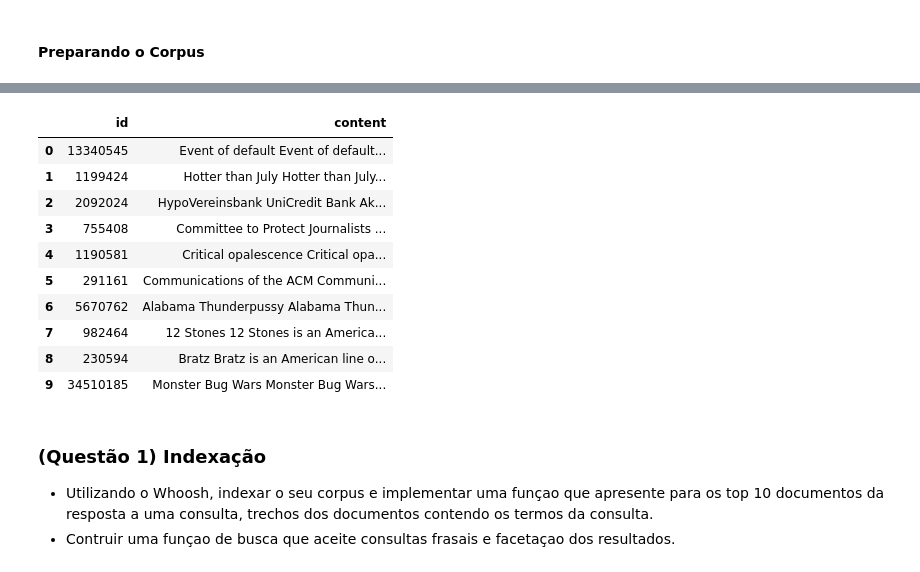
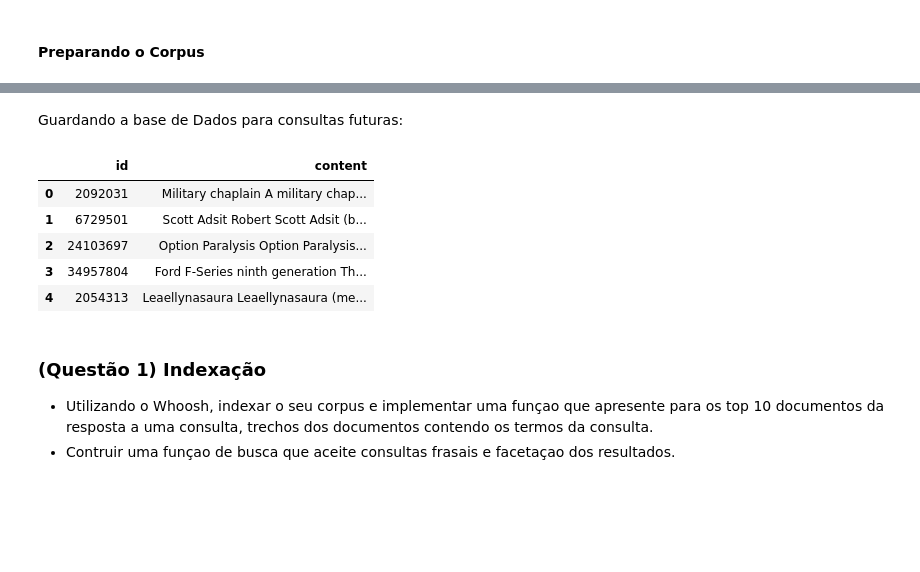
Before and after one commit to NovaisGabriel/Information_Retrieval, a Jupyter notebook: Projeto Final/SRI_pf_Gabriel_Lima_Novais.ipynb, the cells around one changed output, grey strips where cells are left out. Saved outputs shown, nothing was run; the diff lists cells and outputs as text; code cells hidden in the pictures; blank space fills up the shorter version.

```diff
--- a/Projeto Final/SRI_pf_Gabriel_Lima_Novais.ipynb
+++ b/Projeto Final/SRI_pf_Gabriel_Lima_Novais.ipynb
@@ -93,15 +84,2 @@ corpus.head()
-# %%
-corpusteste = corpus.copy()
-corpusteste
-# %% [output]
-|  | id | content |
-| 0 | 13340545 | Event of default Event of default... |
-| 1 | 1199424 | Hotter than July Hotter than July... |
-| 2 | 2092024 | HypoVereinsbank UniCredit Bank Ak... |
-| 3 | 755408 | Committee to Protect Journalists ... |
-| 4 | 1190581 | Critical opalescence Critical opa... |
-| 5 | 291161 | Communications of the ACM Communi... |
-| 6 | 5670762 | Alabama Thunderpussy Alabama Thun... |
-| 7 | 982464 | 12 Stones 12 Stones is an America... |
-| 8 | 230594 | Bratz Bratz is an American line o... |
-| 9 | 34510185 | Monster Bug Wars Monster Bug Wars... |
+# %% [markdown]
+<p>Guardando a base de Dados para consultas futuras:</p>
@@ -108,3 +88,13 @@ corpusteste
+# %%
+corpus = pd.read_csv("corpus_uso.csv",index_col=0)
+corpus.head()
+# %% [output]
+|  | id | content |
+| 0 | 2092031 | Military chaplain A military chap... |
+| 1 | 6729501 | Scott Adsit Robert Scott Adsit (b... |
+| 2 | 24103697 | Option Paralysis Option Paralysis... |
+| 3 | 34957804 | Ford F-Series ninth generation Th... |
+| 4 | 2054313 | Leaellynasaura Leaellynasaura (me... |
 # %% [markdown]
 ### (Questão 1) Indexação
 
```
Also changed, not shown: parts of 57 cells of this notebook.
